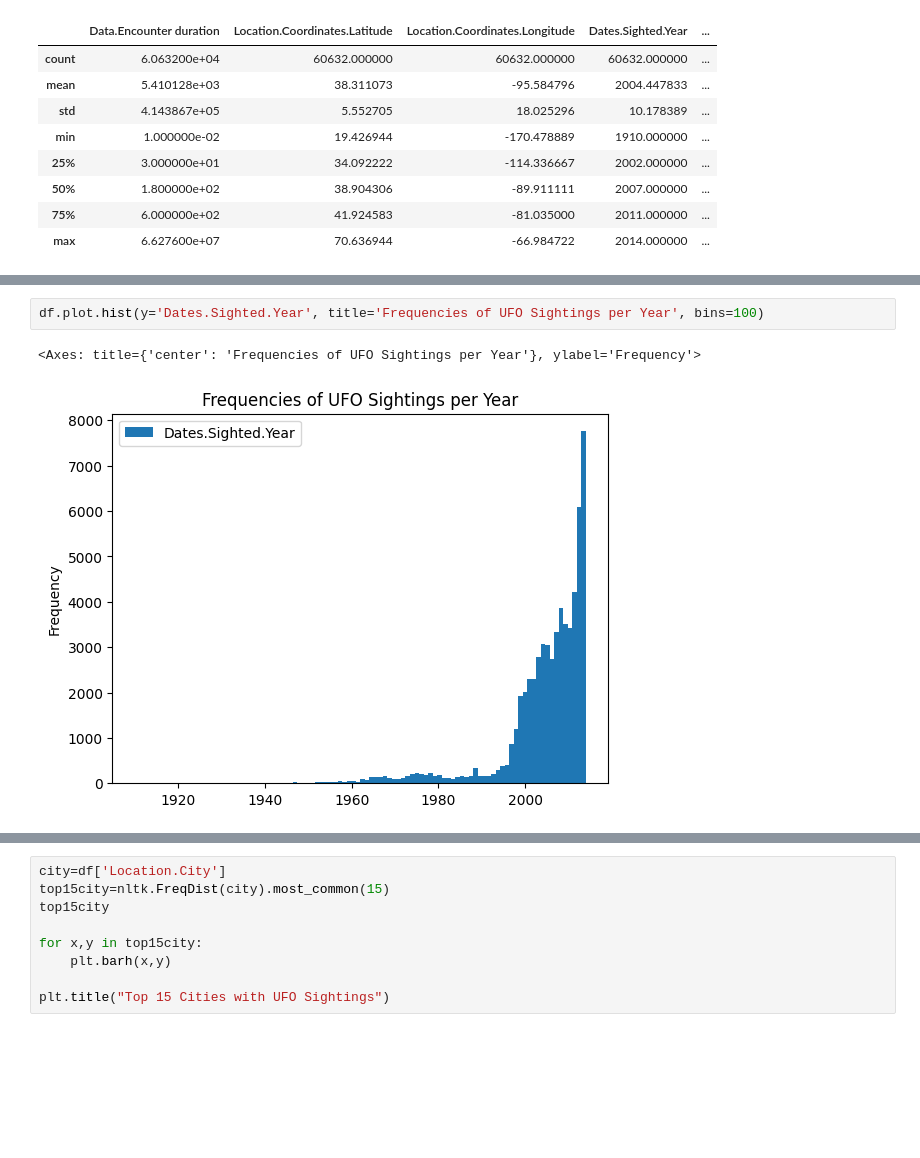
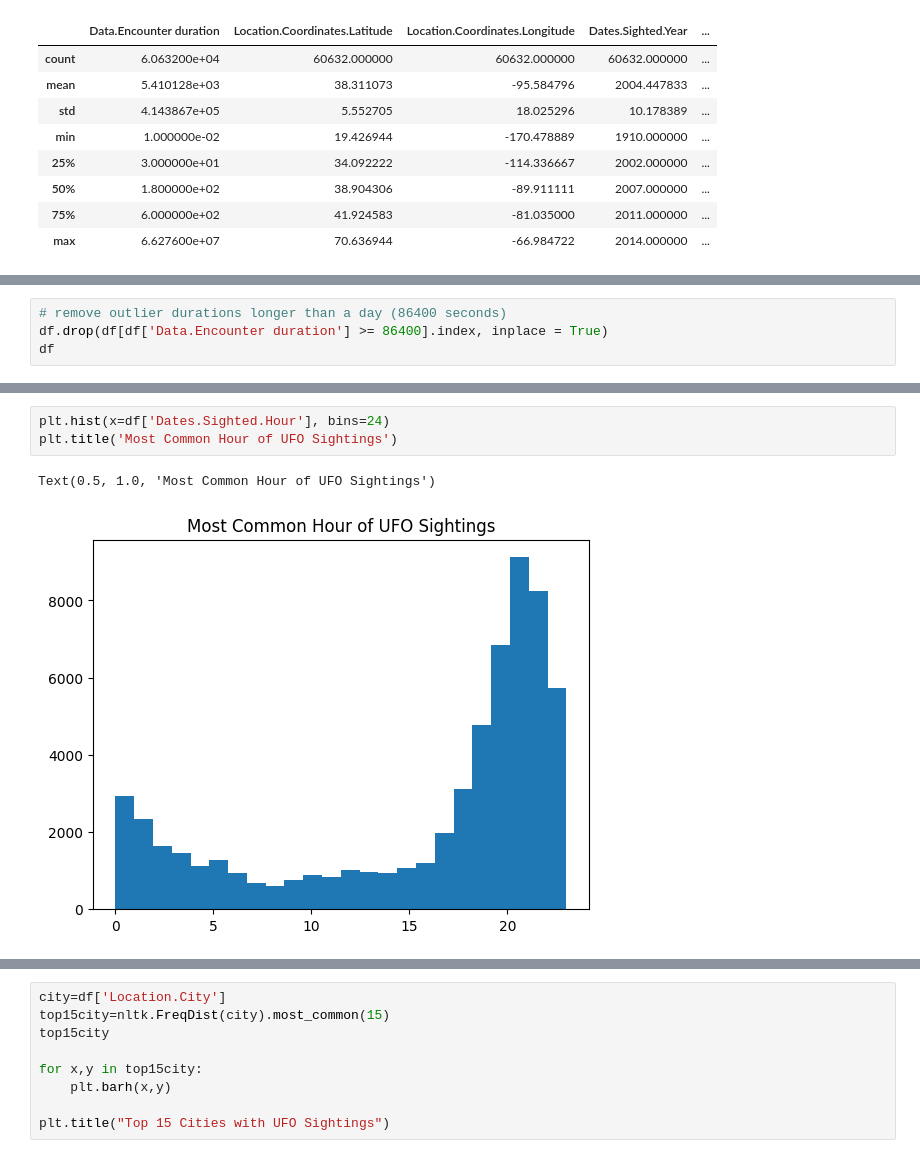
Before and after one commit to chanleakhana/thon_finalproject, a Jupyter notebook: thon_finalproject_notebook-Copy1.ipynb, the cells around one changed output, grey strips where cells are left out. Cells and saved outputs as stored; diff of their text form; blank space fills up the shorter version.

```diff
--- a/thon_finalproject_notebook-Copy1.ipynb
+++ b/thon_finalproject_notebook-Copy1.ipynb
@@ -65,0 +81,4 @@ Looking at the count of each category, it doesn't seem like there is any missing
+# %%
+# remove outlier durations longer than a day (86400 seconds)
+df.drop(df[df['Data.Encounter duration'] >= 86400].index, inplace = True)
+df
@@ -73,5 +113,6 @@ df.plot.hist(y='Dates.Sighted.Hour',title='Frequencies of UFO sightings per Hour
-# %%
-df.plot.hist(y='Dates.Sighted.Year', title='Frequencies of UFO Sightings per Year', bins=100)
-# %% [output]
-<Axes: title={'center': 'Frequencies of UFO Sightings per Year'}, ylabel='Frequency'>
-[figure, removed]
+# %%
+plt.hist(x=df['Dates.Sighted.Hour'], bins=24)
+plt.title('Most Common Hour of UFO Sightings')
+# %% [output]
+Text(0.5, 1.0, 'Most Common Hour of UFO Sightings')
+[figure, added]
```
Also changed, not shown: parts of 19 cells of this notebook.
